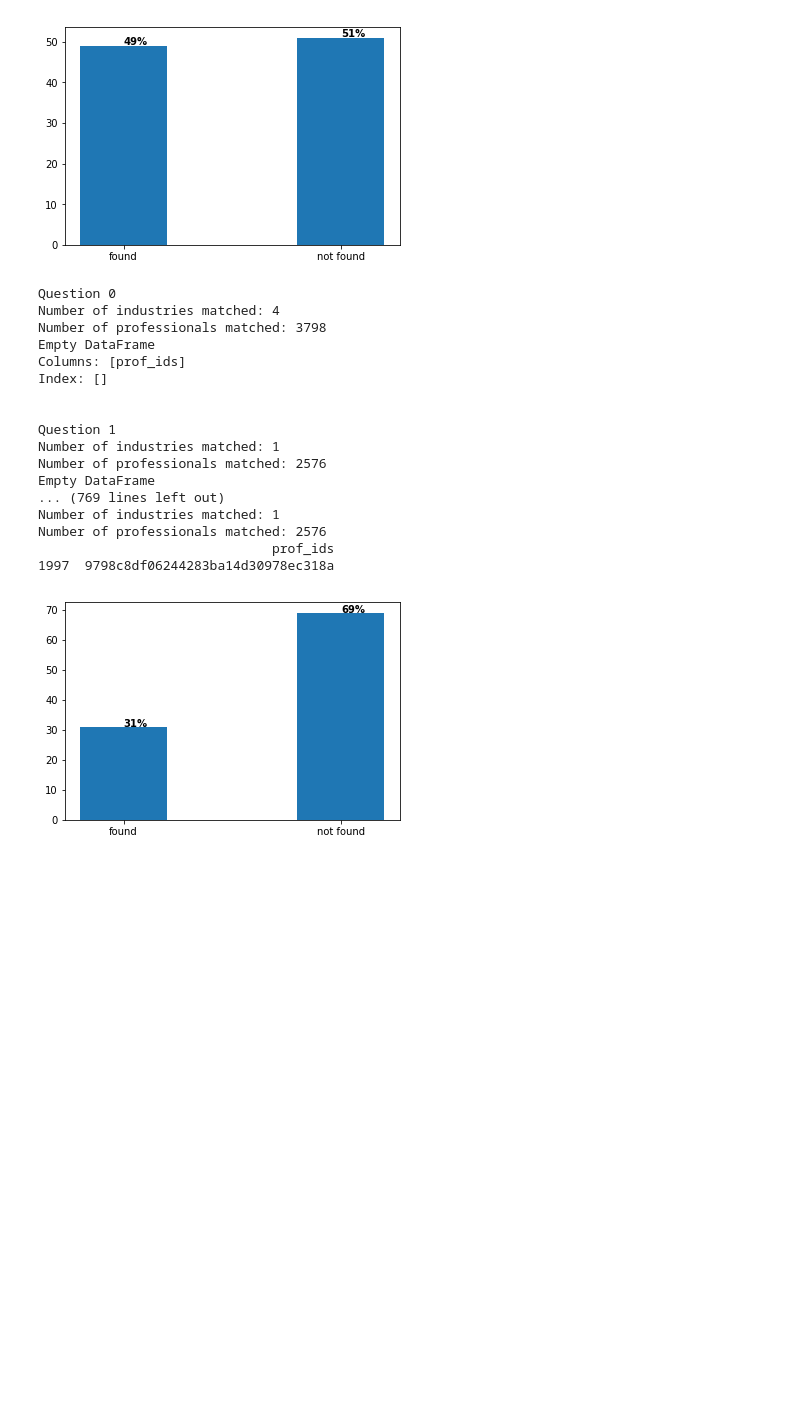
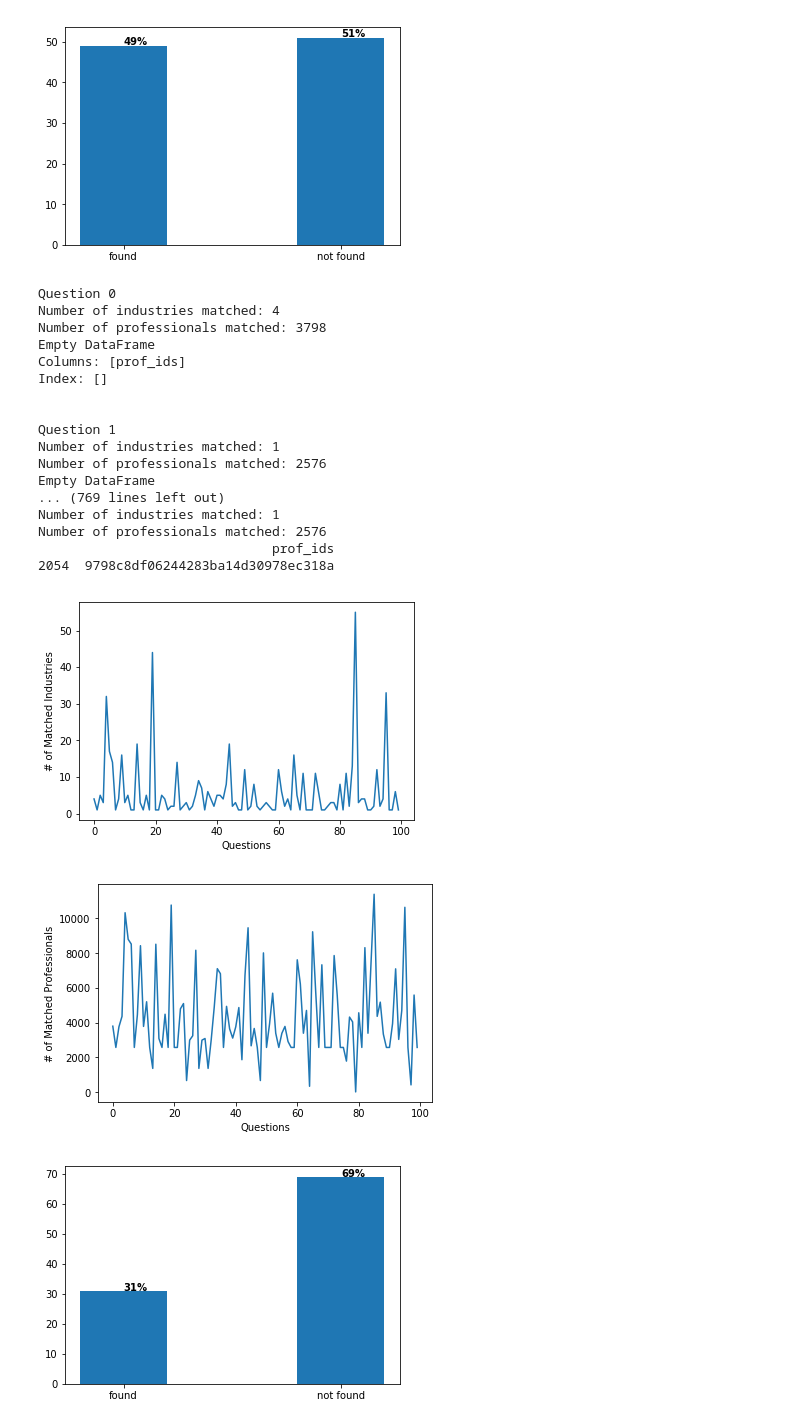
Before and after one commit to artisingh0913/CareerVillage-Recommender-System, a Jupyter notebook: Index.ipynb, the cells around one changed output. Saved outputs shown, nothing was run; the diff lists cells and outputs as text; code cells hidden in the pictures; blank space fills up the shorter version.

```diff
--- a/Index.ipynb
+++ b/Index.ipynb
@@ -664,26 +649,31 @@ Columns: [prof_ids]
 plot_bar(counts)
 # %% [output]
 [figure]
-# %%
-counts = predict_by_keywords('body+tags')
-# %% [output]
-Question 0
-Number of industries matched: 4
-Number of professionals matched: 3798
-Empty DataFrame
-Columns: [prof_ids]
-Index: []
-
-
-Question 1
-Number of industries matched: 1
-Number of professionals matched: 2576
-Empty DataFrame
-... (769 lines left out)
-Number of industries matched: 1
-Number of professionals matched: 2576
-                              prof_ids
-1997  9798c8df06244283ba14d30978ec318a
+# %%
+num_profs = list()
+num_inds = list()
+counts = predict_by_keywords('body+tags')
+plot_line(num_inds, num_profs)
+# %% [output]
+Question 0
+Number of industries matched: 4
+Number of professionals matched: 3798
+Empty DataFrame
+Columns: [prof_ids]
+Index: []
+
+
+Question 1
+Number of industries matched: 1
+Number of professionals matched: 2576
+Empty DataFrame
+... (769 lines left out)
+Number of industries matched: 1
+Number of professionals matched: 2576
+                              prof_ids
+2054  9798c8df06244283ba14d30978ec318a
+[figure, added]
+[figure, added]
 # %%
 plot_bar(counts)
 # %% [output]
```
Also changed, not shown: parts of 42 cells of this notebook.
